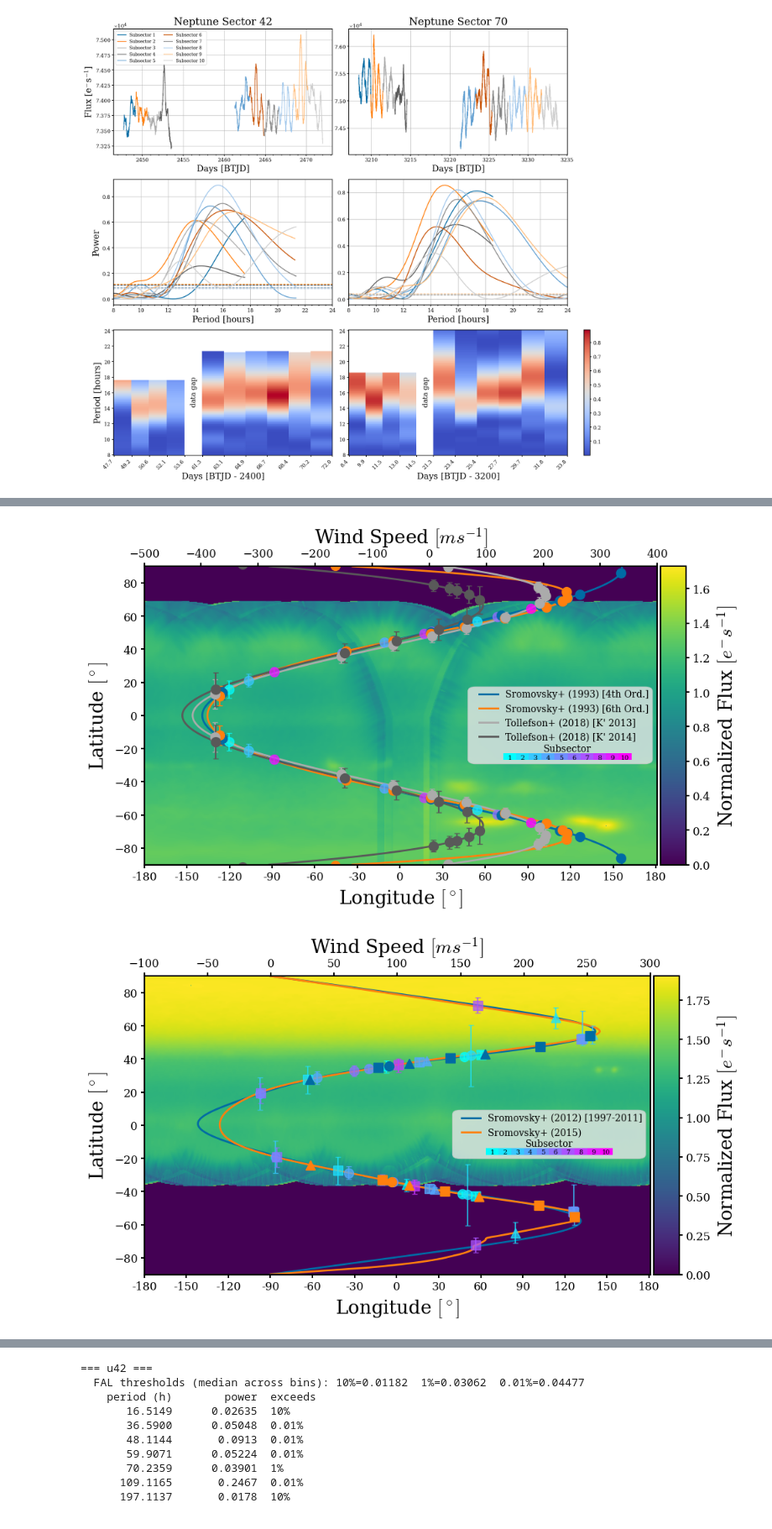
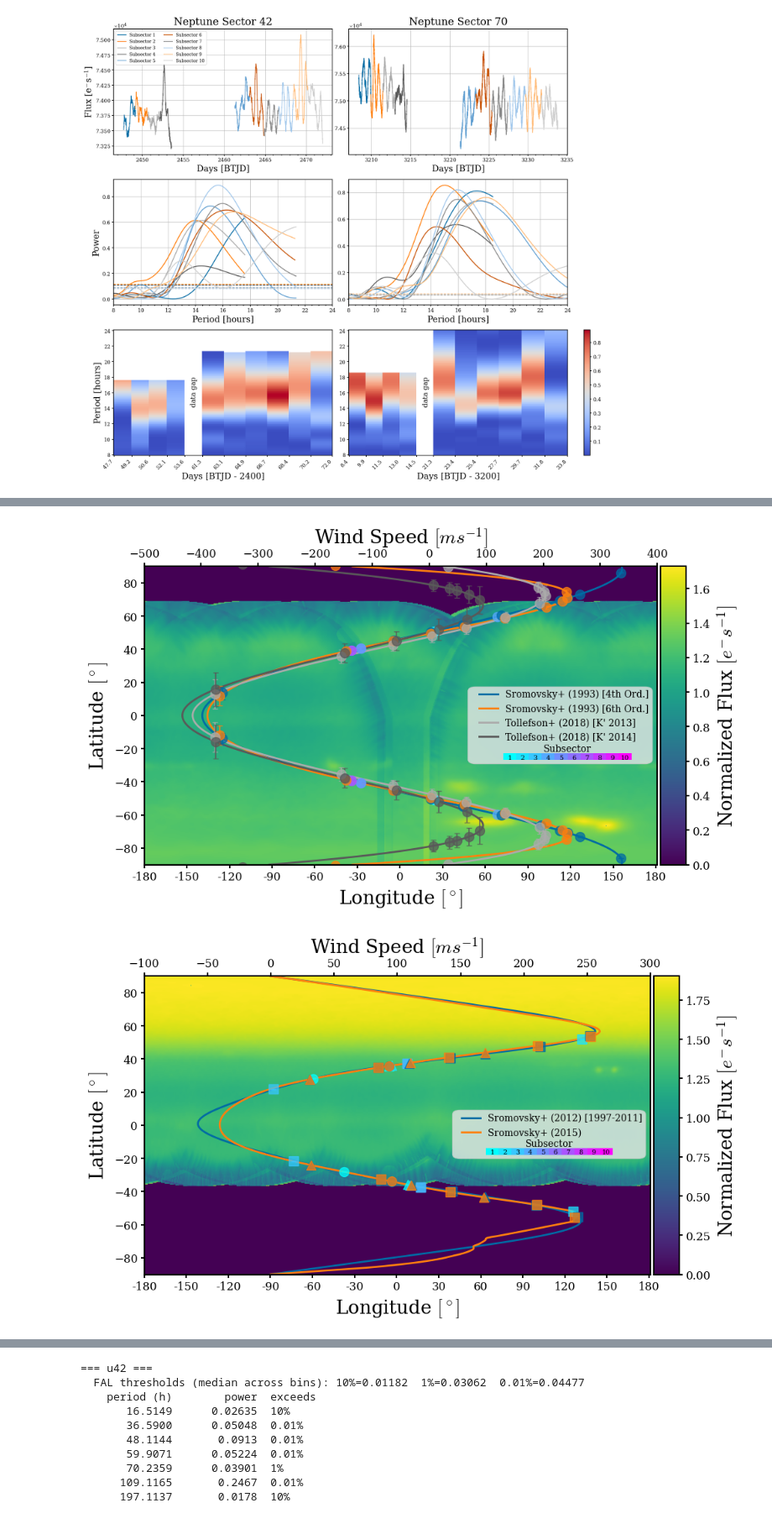
Before and after one commit to kenny-phan/tess-ice-giants, a Jupyter notebook: tess-ice-giants/frequency_analysis/figures.ipynb, the cells around one changed output, grey strips where cells are left out. Shown at 84% size. Cells and saved outputs as stored; diff of their text form; code cells hidden in the pictures.

```diff
--- a/tess-ice-giants/frequency_analysis/figures.ipynb
+++ b/tess-ice-giants/frequency_analysis/figures.ipynb
@@ -93,11 +93,11 @@ subfap = subsectors['subfap']
 subpeaks = subsectors['subpeaks']
 subpeakfap = subsectors['subpeakfap']
 
-subroot = data_dir + "subsectors"
+subroot = data_dir + "subsectors/" + bpps_dir
 
 latitudes, standard_deviations = get_subsector_solutions(planet_sectors, subroot)
 
-sorted_latitudes, sorted_standard_deviations = sort_lat_std(latitudes, standard_deviations)
+sorted_latitudes, sorted_standard_deviations = (latitudes, standard_deviations)
 
 u42latsecN, u42stdsecN = lat_std_per_eqn(sorted_latitudes, sorted_standard_deviations, eqnidx=0, secidx=0)
 u43latsecN, u43stdsecN = lat_std_per_eqn(sorted_latitudes, sorted_standard_deviations, eqnidx=0, secidx=1)
@@ -188,0 +112,19 @@ def take_latsol_closest_to_column_median(lat_array, std_array):
+# %%
+i = 0
+
+clustarr = np.load(subroot + "cluster_results.npz", allow_pickle=True)
+print(clustarr['cluster_results'][i])
+print()
+
+result = []
+for a, lst, c in clustarr['cluster_results'][i]:
+    if not lst:
+        new_lst = []
+    else:
+        new_lst = [24.0 * v for v in lst]
+    result.append((a, new_lst, c))
+
+for r in result:
+    print(r)
+
+print(lat_std_per_eqn(sorted_latitudes, sorted_standard_deviations, eqnidx=0, secidx=0))
@@ -201,7 +161,7 @@ new_every_lat, new_every_std = [], []
 for i, latsol in enumerate(planet_sectors):
     file_name = data_dir + f"latitudes/{bpps_dir}{planet_sectors[i]}_latitude_solutions.npz"
     lat = np.load(file_name, allow_pickle=True)
-    print(lat.keys())
+    # print(lat.keys())
     new_every_lat.append(lat['lat'])
     new_every_std.append(lat['std'])
 
@@ -211,17 +171,17 @@ u44_lat, u44_std = new_every_lat[2], new_every_std[2]
 
 n42_lat, n42_std = new_every_lat[3], new_every_std[3] # mask the f_0 = f solution
 n70_lat, n70_std = new_every_lat[4], new_every_std[4]
-print("u44 pre")
-print(u44_lat, u44_std)
+# print("u44 pre")
+# print(u44_lat, u44_std)
 n42_lat, n42_std = take_latsol_closest_to_column_median(n42_lat, n42_std)
 n70_lat, n70_std = take_latsol_closest_to_column_median(n70_lat, n70_std)
 
 u42_lat, u42_std = take_latsol_closest_to_column_median(u42_lat, u42_std)
 u43_lat, u43_std = take_latsol_closest_to_column_median(u43_lat, u43_std)
 u44_lat, u44_std = take_latsol_closest_to_column_median(u44_lat, u44_std)
-print("u44 post")
-print(u44_lat, u44_std)
-print("end")
+# print("u44 post")
+# print(u44_lat, u44_std)
+# print("end")
 #make 2nd and 4th rows of u42_lat negative
 
 neg_u42_lat = make_rows_negative(u42_lat, [1, 3])
@@ -232,9 +192,9 @@ eqns = [sromovsky1993_four, sromovsky1993_six, tollefson2013_kp, tollefson2014_k
 
 ur_eqns = [sromovsky2012_odd_N, sromovsky2015_N]
 
-new_neg_ur_42_lat, new_u42_std = (neg_u42_lat, u42_std)
-new_neg_ur_43_lat, new_u43_std = (neg_u43_lat, u43_std)
-new_neg_ur_44_lat, new_u44_std = (neg_u44_lat, u44_std)
+new_neg_ur_42_lat, new_u42_std = merge_hemisphere_rows(neg_u42_lat), merge_hemisphere_rows(u42_std)
+new_neg_ur_43_lat, new_u43_std = merge_hemisphere_rows(neg_u43_lat), merge_hemisphere_rows(u43_std)
+new_neg_ur_44_lat, new_u44_std = merge_hemisphere_rows(neg_u44_lat), merge_hemisphere_rows(u44_std)
 
 print(new_neg_ur_43_lat, new_u43_std)
 div_stack_n21, data_stack_n21 = merge_pointings(directories[0], directories[1])
@@ -278,3 +238,3 @@ latitudes [-39.88852995109112 -32.80184951637339 -48.22589221906769
-[figure, old version]
+[figure, new version]
-[figure, old version]
+[figure, new version]
 # %%
```
Also changed, not shown: parts of 5 cells of this notebook, 1 other file.
